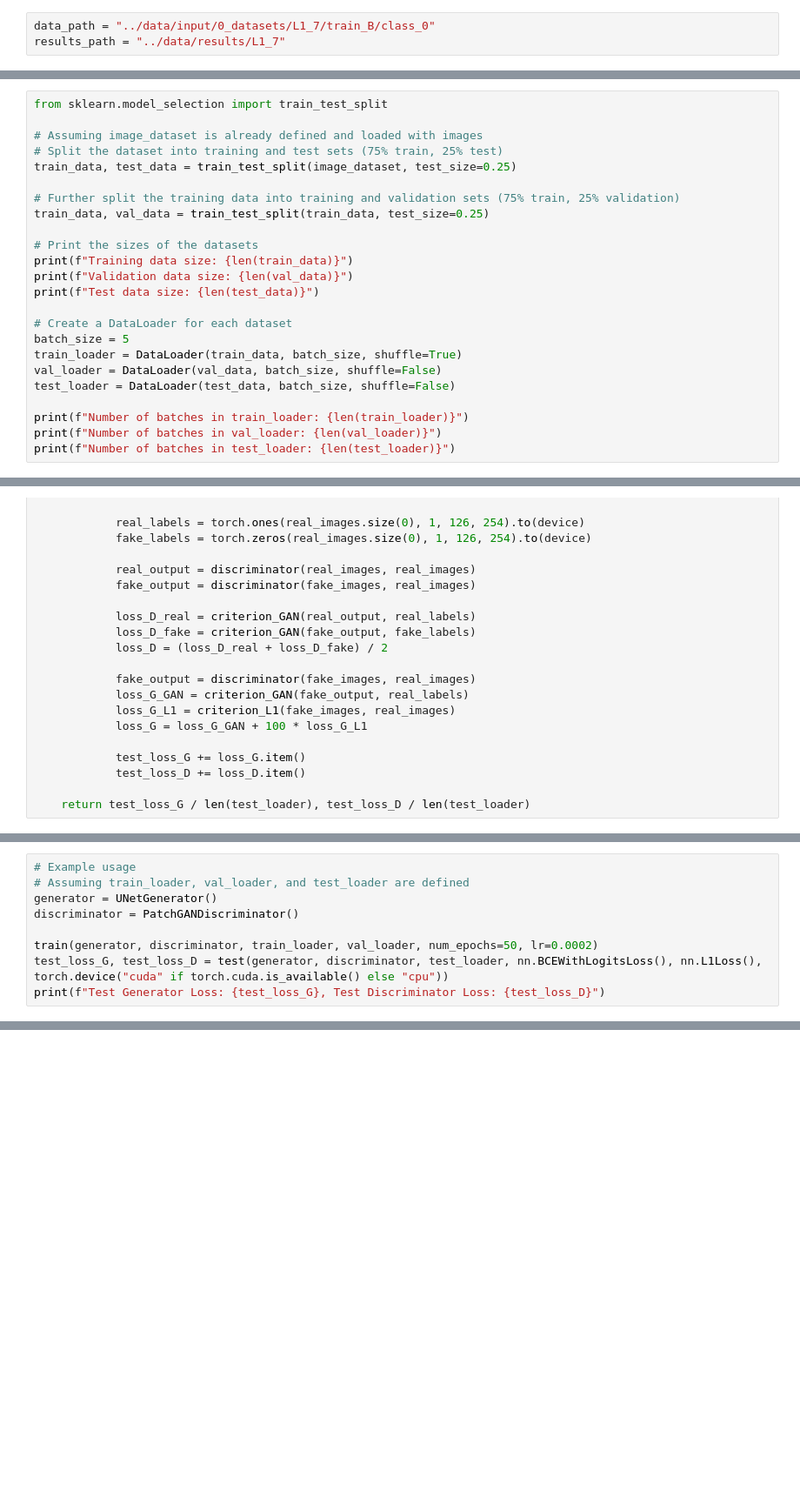
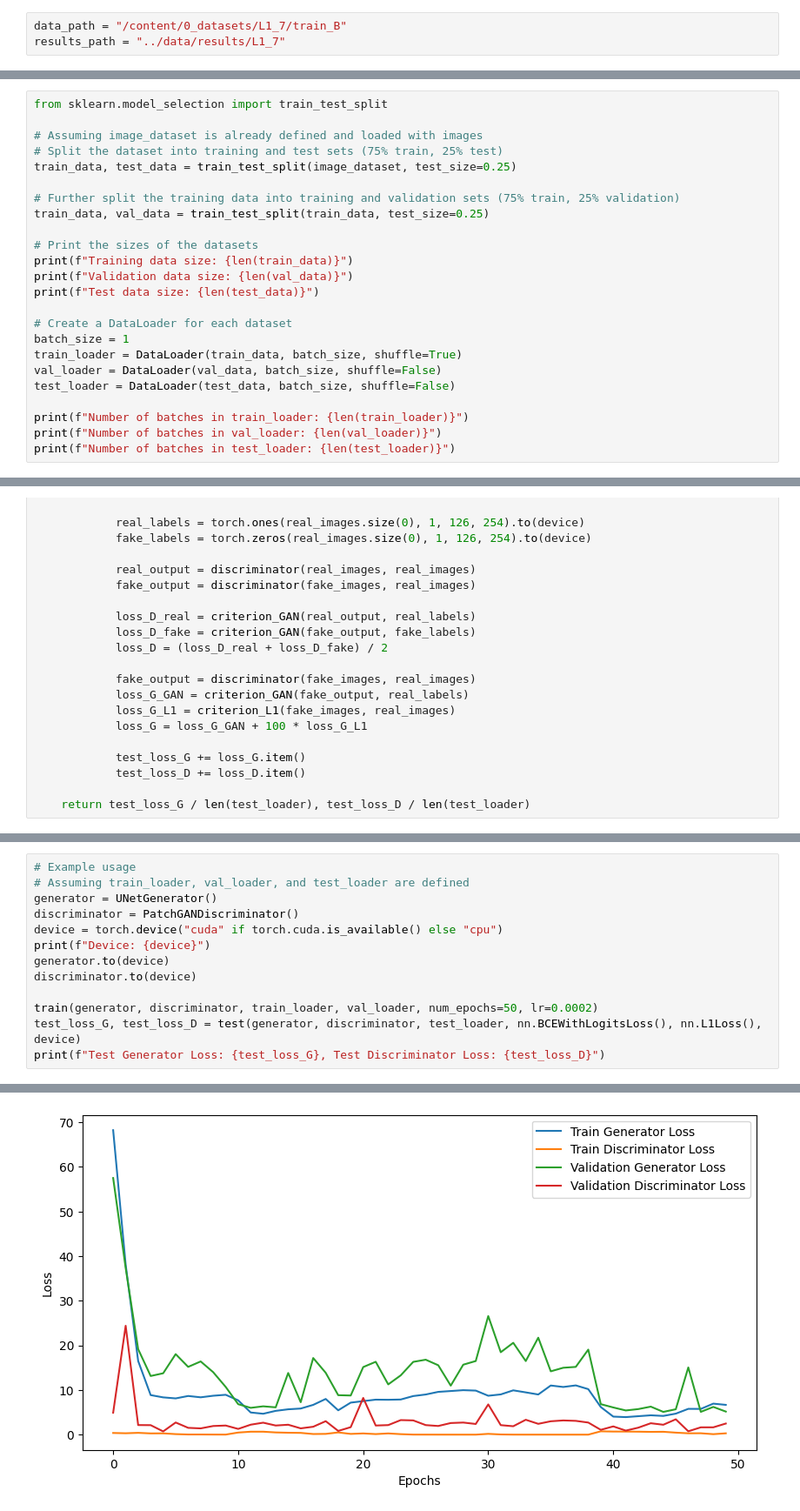
Before and after one commit to KurtSoncco/Generative-Struct, a Jupyter notebook: code/Model.ipynb, the cells around one changed output, grey strips where cells are left out. Shown at 87% size. Saved outputs shown, nothing was run; the diff lists cells and outputs as text; blank space fills up the shorter version.

```diff
--- a/code/Model.ipynb
+++ b/code/Model.ipynb
@@ -18,5 +32,5 @@ from tqdm import tqdm, trange
 # %%
-data_path = "../data/input/0_datasets/L1_7/train_B/class_0"
+data_path = "/content/0_datasets/L1_7/train_B"
 results_path = "../data/results/L1_7"
 # %% [markdown]
 # Data
@@ -62,7 +76,7 @@ print(f"Validation data size: {len(val_data)}")
 print(f"Test data size: {len(test_data)}")
 
 # Create a DataLoader for each dataset
-batch_size = 5
+batch_size = 1
 train_loader = DataLoader(train_data, batch_size, shuffle=True)
 val_loader = DataLoader(val_data, batch_size, shuffle=False)
 test_loader = DataLoader(test_data, batch_size, shuffle=False)
@@ -426,8 +440,12 @@ def plot_losses(train_losses_G, train_losses_D, val_losses_G, val_losses_D):
 # Assuming train_loader, val_loader, and test_loader are defined
 generator = UNetGenerator()
 discriminator = PatchGANDiscriminator()
+device = torch.device("cuda" if torch.cuda.is_available() else "cpu")
+print(f"Device: {device}")
+generator.to(device)
+discriminator.to(device)
 
 train(generator, discriminator, train_loader, val_loader, num_epochs=50, lr=0.0002)
-test_loss_G, test_loss_D = test(generator, discriminator, test_loader, nn.BCEWithLogitsLoss(), nn.L1Loss(), torch.device("cuda" if torch.cuda.is_available() else "cpu"))
+test_loss_G, test_loss_D = test(generator, discriminator, test_loader, nn.BCEWithLogitsLoss(), nn.L1Loss(), device)
 print(f"Test Generator Loss: {test_loss_G}, Test Discriminator Loss: {test_loss_D}")
 # %% [output]
@@ -434,0 +453 @@ OutOfMemoryError: CUDA out of memory. Tried to allocate 320.00 MiB. GPU 0 has a
+[figure, added]
```
Also changed, not shown: parts of 13 cells of this notebook.
